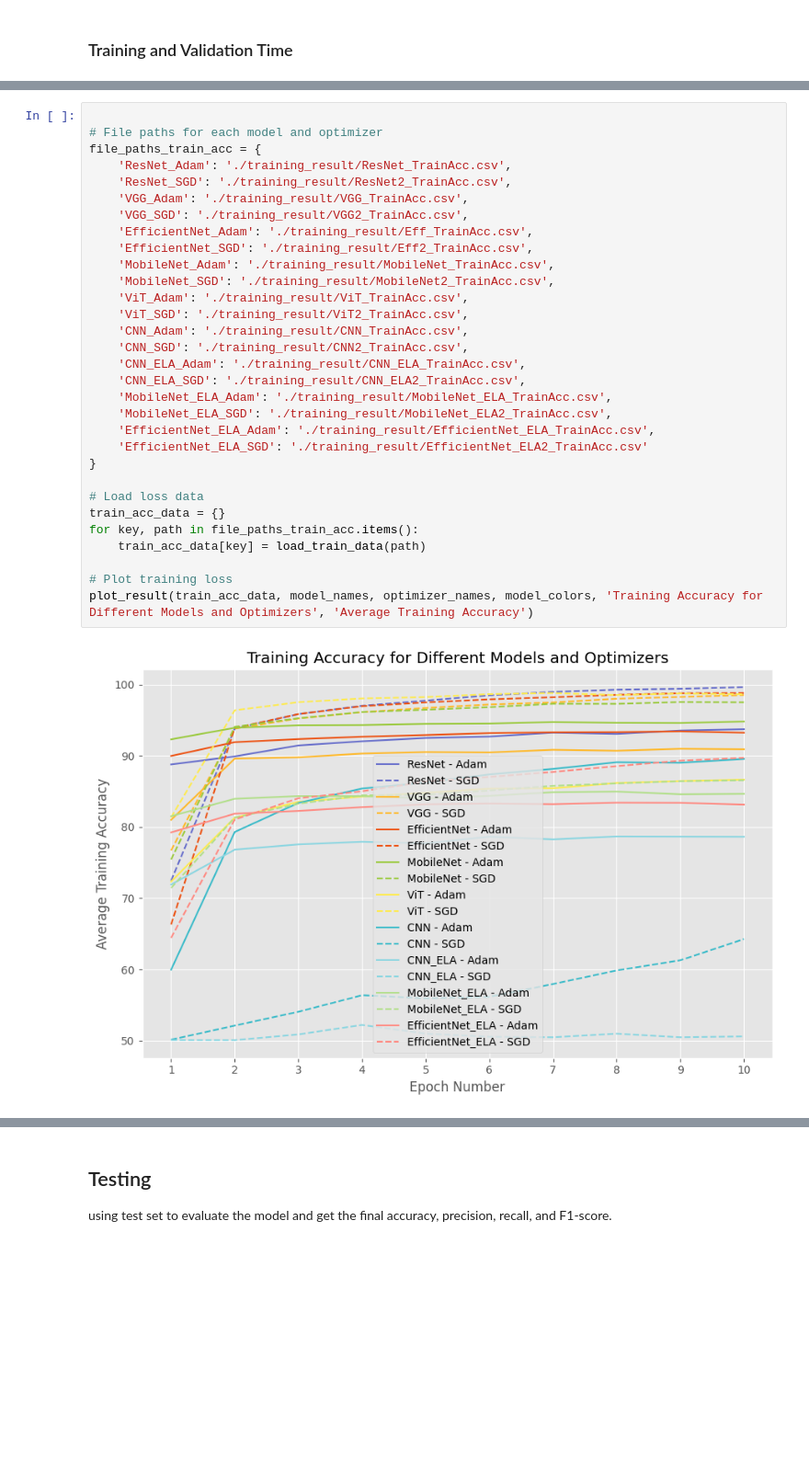
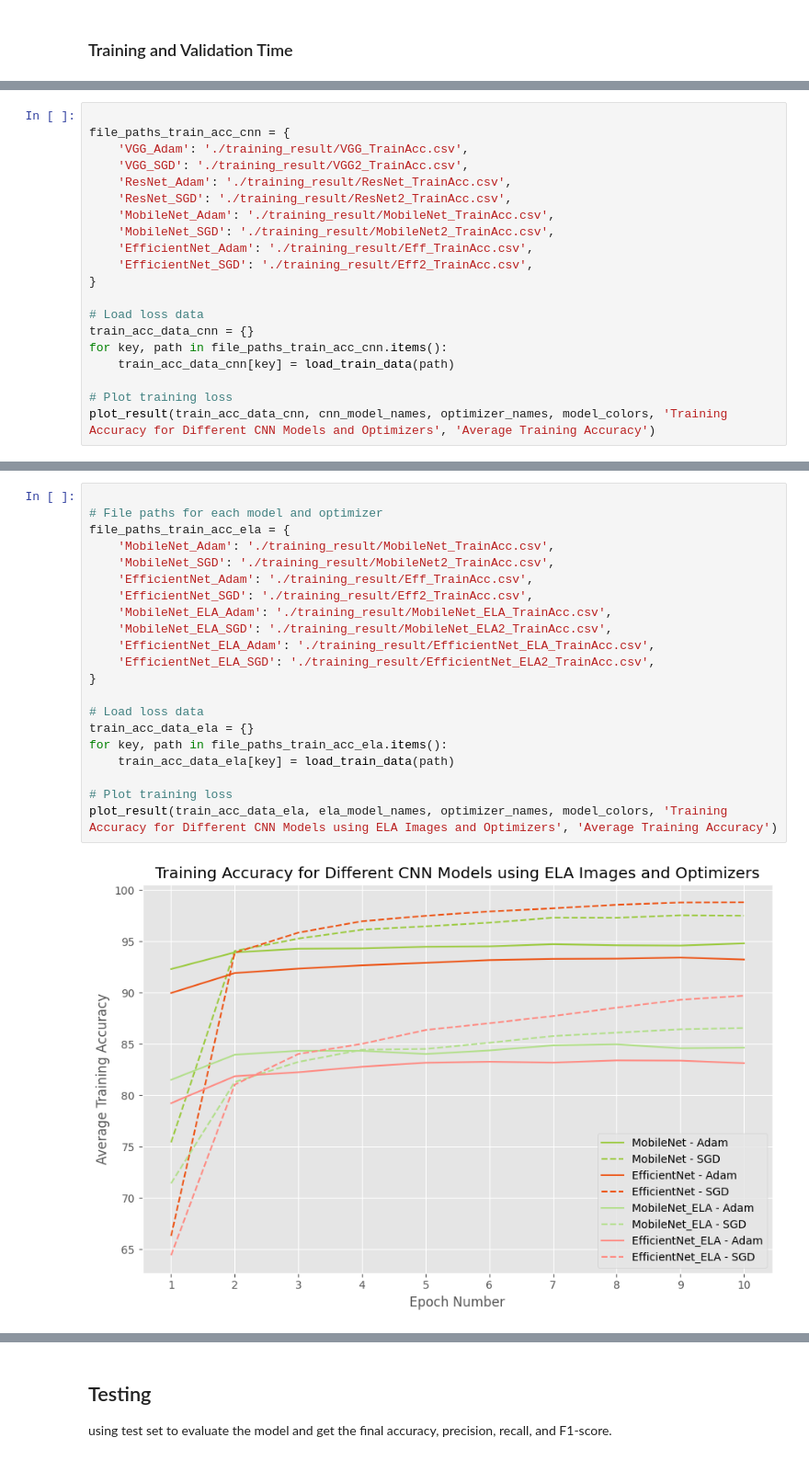
Before and after one commit to ashleylyh/COMP4471_AI_Image_Classification, a Jupyter notebook: model_compare.ipynb, the cells around one changed output, grey strips where cells are left out. Shown at 92% size. Drawn from its saved outputs; the diff is of its cells as text; blank space fills up the shorter version.

```diff
--- a/model_compare.ipynb
+++ b/model_compare.ipynb
@@ -691,0 +605,20 @@ plot_result(loss_data, model_names, optimizer_names, model_colors, 'Training Los
+# %%
+
+file_paths_train_acc_cnn = {
+    'VGG_Adam': './training_result/VGG_TrainAcc.csv',
+    'VGG_SGD': './training_result/VGG2_TrainAcc.csv',
+    'ResNet_Adam': './training_result/ResNet_TrainAcc.csv',
+    'ResNet_SGD': './training_result/ResNet2_TrainAcc.csv',
+    'MobileNet_Adam': './training_result/MobileNet_TrainAcc.csv',
+    'MobileNet_SGD': './training_result/MobileNet2_TrainAcc.csv',
+    'EfficientNet_Adam': './training_result/Eff_TrainAcc.csv',
+    'EfficientNet_SGD': './training_result/Eff2_TrainAcc.csv',
+}
+
+# Load loss data
+train_acc_data_cnn = {}
+for key, path in file_paths_train_acc_cnn.items():
+    train_acc_data_cnn[key] = load_train_data(path)
+
+# Plot training loss
+plot_result(train_acc_data_cnn, cnn_model_names, optimizer_names, model_colors, 'Training Accuracy for Different CNN Models and Optimizers', 'Average Training Accuracy')
@@ -692,33 +652,23 @@ plot_result(loss_data, model_names, optimizer_names, model_colors, 'Training Los
 # %%
 
 # File paths for each model and optimizer
-file_paths_train_acc = {
-    'ResNet_Adam': './training_result/ResNet_TrainAcc.csv',
-    'ResNet_SGD': './training_result/ResNet2_TrainAcc.csv',
-    'VGG_Adam': './training_result/VGG_TrainAcc.csv',
-    'VGG_SGD': './training_result/VGG2_TrainAcc.csv',
+file_paths_train_acc_ela = {
+    'MobileNet_Adam': './training_result/MobileNet_TrainAcc.csv',
+    'MobileNet_SGD': './training_result/MobileNet2_TrainAcc.csv',
     'EfficientNet_Adam': './training_result/Eff_TrainAcc.csv',
     'EfficientNet_SGD': './training_result/Eff2_TrainAcc.csv',
-    'MobileNet_Adam': './training_result/MobileNet_TrainAcc.csv',
-    'MobileNet_SGD': './training_result/MobileNet2_TrainAcc.csv',
-    'ViT_Adam': './training_result/ViT_TrainAcc.csv',
-    'ViT_SGD': './training_result/ViT2_TrainAcc.csv',
-    'CNN_Adam': './training_result/CNN_TrainAcc.csv',
-    'CNN_SGD': './training_result/CNN2_TrainAcc.csv',
-    'CNN_ELA_Adam': './training_result/CNN_ELA_TrainAcc.csv',
-    'CNN_ELA_SGD': './training_result/CNN_ELA2_TrainAcc.csv',
     'MobileNet_ELA_Adam': './training_result/MobileNet_ELA_TrainAcc.csv',
     'MobileNet_ELA_SGD': './training_result/MobileNet_ELA2_TrainAcc.csv',
     'EfficientNet_ELA_Adam': './training_result/EfficientNet_ELA_TrainAcc.csv',
-    'EfficientNet_ELA_SGD': './training_result/EfficientNet_ELA2_TrainAcc.csv'
+    'EfficientNet_ELA_SGD': './training_result/EfficientNet_ELA2_TrainAcc.csv',
 }
 
 # Load loss data
-train_acc_data = {}
-for key, path in file_paths_train_acc.items():
-    train_acc_data[key] = load_train_data(path)
+train_acc_data_ela = {}
+for key, path in file_paths_train_acc_ela.items():
+    train_acc_data_ela[key] = load_train_data(path)
 
 # Plot training loss
-plot_result(train_acc_data, model_names, optimizer_names, model_colors, 'Training Accuracy for Different Models and Optimizers', 'Average Training Accuracy')
+plot_result(train_acc_data_ela, ela_model_names, optimizer_names, model_colors, 'Training Accuracy for Different CNN Models using ELA Images and Optimizers', 'Average Training Accuracy')
 # %% [output]
-[figure, old version]
+[figure, new version]
```
Also changed, not shown: parts of 52 cells of this notebook, 4 other files.
